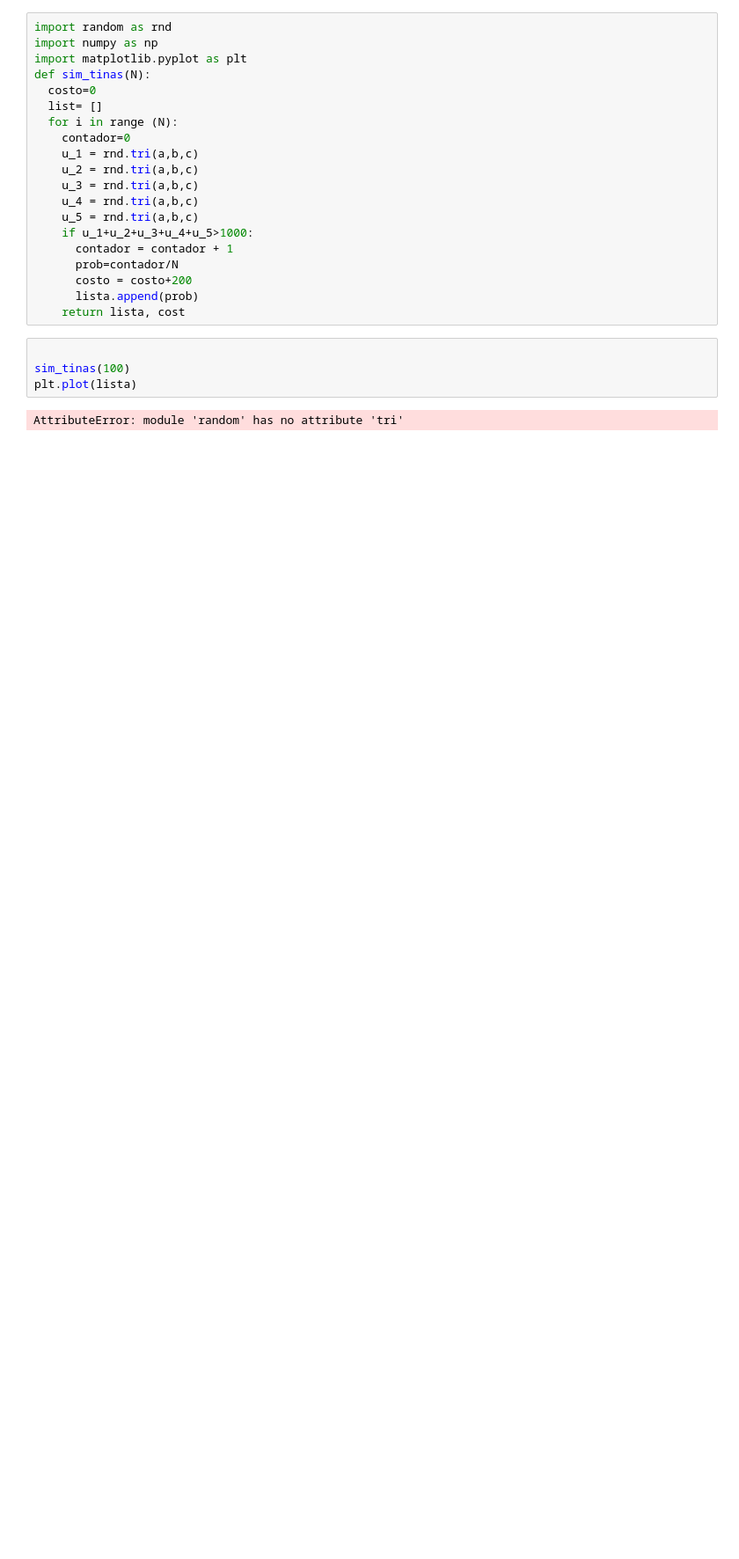
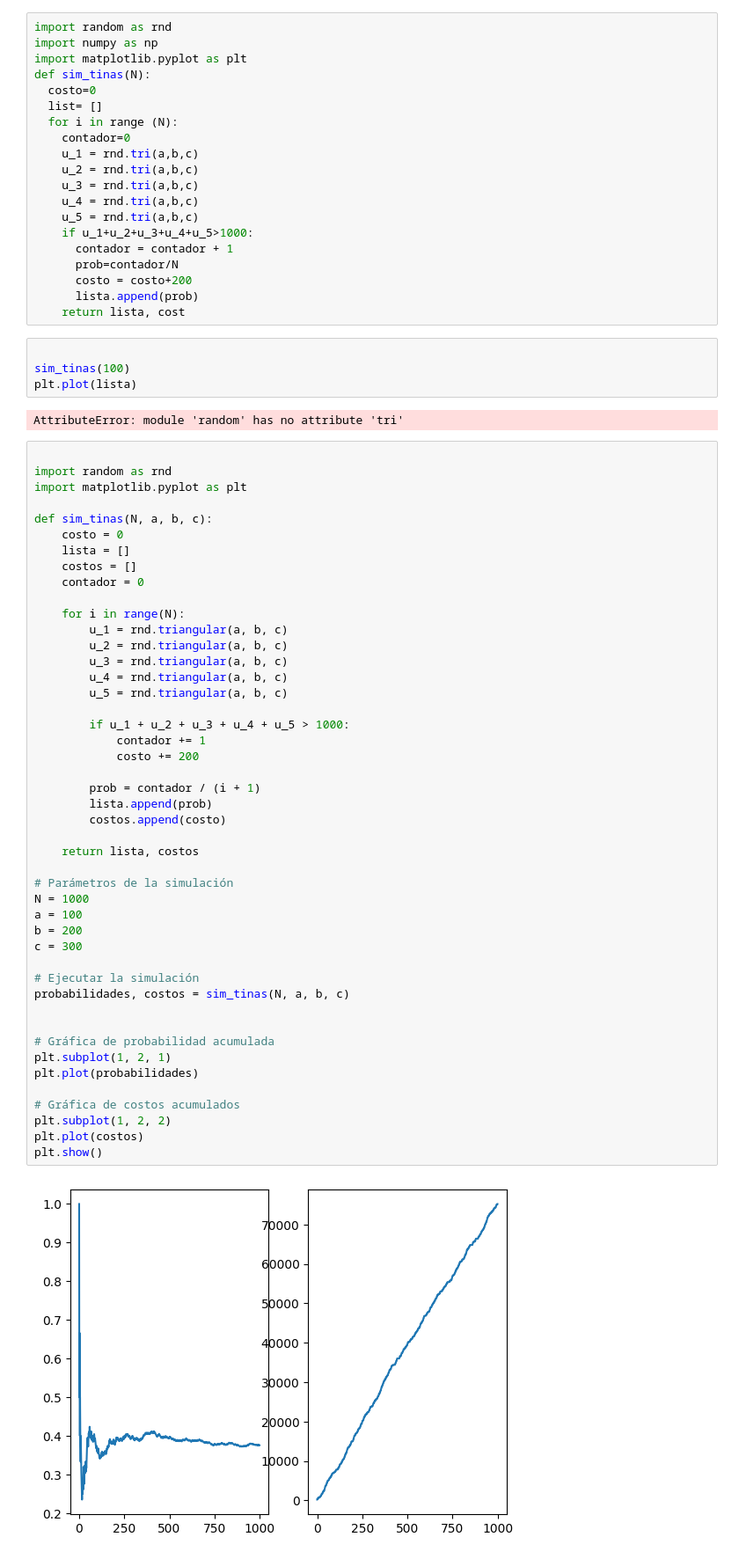
Before and after one commit to Areliortiz/Simulaci-n-, a Jupyter notebook: Tinas.ipynb, the cells around one changed output. Shown at 88% size. Saved outputs shown, nothing was run; the diff lists cells and outputs as text; blank space fills up the shorter version.

```diff
--- a/Tinas.ipynb
+++ b/Tinas.ipynb
@@ -26,3 +26,51 @@ sim_tinas(100)
 plt.plot(lista)
 # %% [output]
 AttributeError: module 'random' has no attribute 'tri'
+# %%
+
+import random as rnd
+import matplotlib.pyplot as plt
+
+def sim_tinas(N, a, b, c):
+    costo = 0
+    lista = []
+    costos = []
+    contador = 0
+
+    for i in range(N):
+        u_1 = rnd.triangular(a, b, c)
+        u_2 = rnd.triangular(a, b, c)
+        u_3 = rnd.triangular(a, b, c)
+        u_4 = rnd.triangular(a, b, c)
+        u_5 = rnd.triangular(a, b, c)
+
+        if u_1 + u_2 + u_3 + u_4 + u_5 > 1000:
+            contador += 1
+            costo += 200
+
+        prob = contador / (i + 1)
+        lista.append(prob)
+        costos.append(costo)
+
+    return lista, costos
+
+# Parámetros de la simulación
+N = 1000
+a = 100
+b = 200
+c = 300
+
+# Ejecutar la simulación
+probabilidades, costos = sim_tinas(N, a, b, c)
+
+
+# Gráfica de probabilidad acumulada
+plt.subplot(1, 2, 1)
+plt.plot(probabilidades)
+
+# Gráfica de costos acumulados
+plt.subplot(1, 2, 2)
+plt.plot(costos)
+plt.show()
+# %% [output]
+[figure, added]
```
